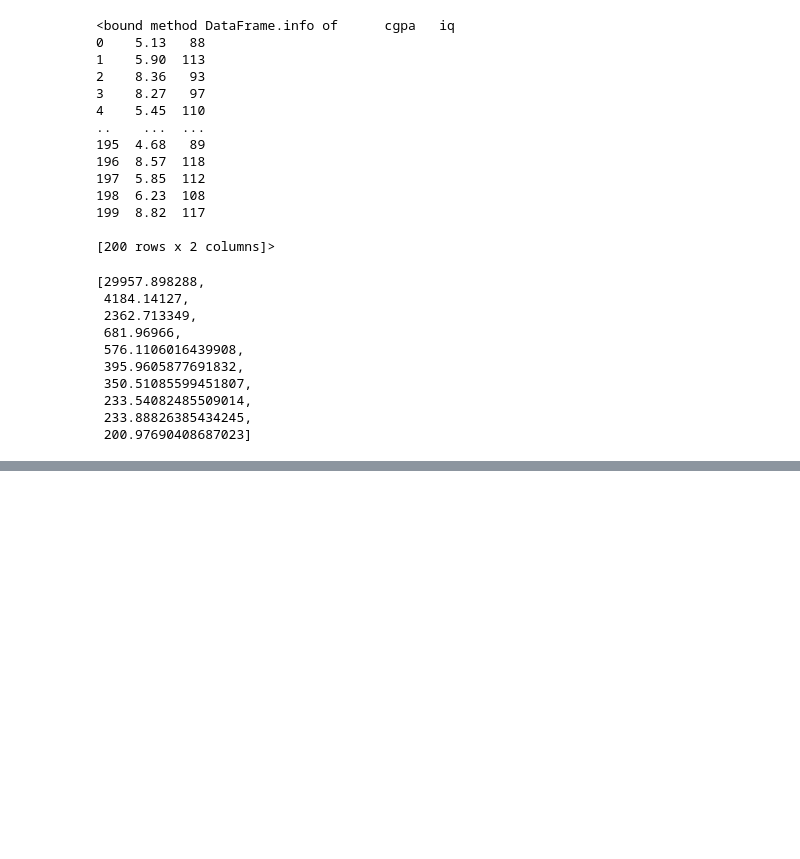
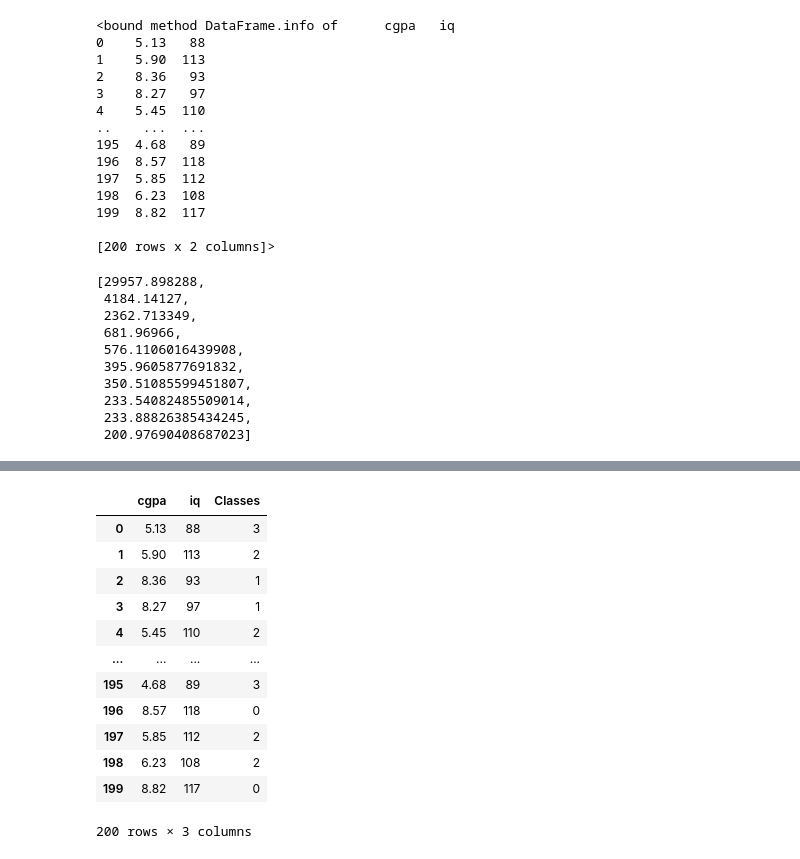
Before and after one commit to Draco2vault/Python_ML_internship_24, a Jupyter notebook: cluster.ipynb, the cells around one changed output, grey strips where cells are left out. Drawn from its saved outputs; the diff is of its cells as text; code cells hidden in the pictures; blank space fills up the shorter version.

```diff
--- a/cluster.ipynb
+++ b/cluster.ipynb
@@ -64,0 +95,3 @@ wcss
+# %%
+X = df.iloc[:,:].values
+X
@@ -64,0 +116,4 @@ wcss
+# %%
+model = KMeans(n_clusters=4)
+y = model.fit_predict(X)
+y
@@ -64,0 +131,17 @@ wcss
+# %%
+df["Classes"] = y
+df
+# %% [output]
+|  | cgpa | iq | Classes |
+| 0 | 5.13 | 88 | 3 |
+| 1 | 5.90 | 113 | 2 |
+| 2 | 8.36 | 93 | 1 |
+| 3 | 8.27 | 97 | 1 |
+| 4 | 5.45 | 110 | 2 |
+| ... | ... | ... | ... |
+| 195 | 4.68 | 89 | 3 |
+| 196 | 8.57 | 118 | 0 |
+| 197 | 5.85 | 112 | 2 |
+| 198 | 6.23 | 108 | 2 |
+| 199 | 8.82 | 117 | 0 |
+200 rows × 3 columns
```
Also changed, not shown: parts of 4 cells of this notebook.
